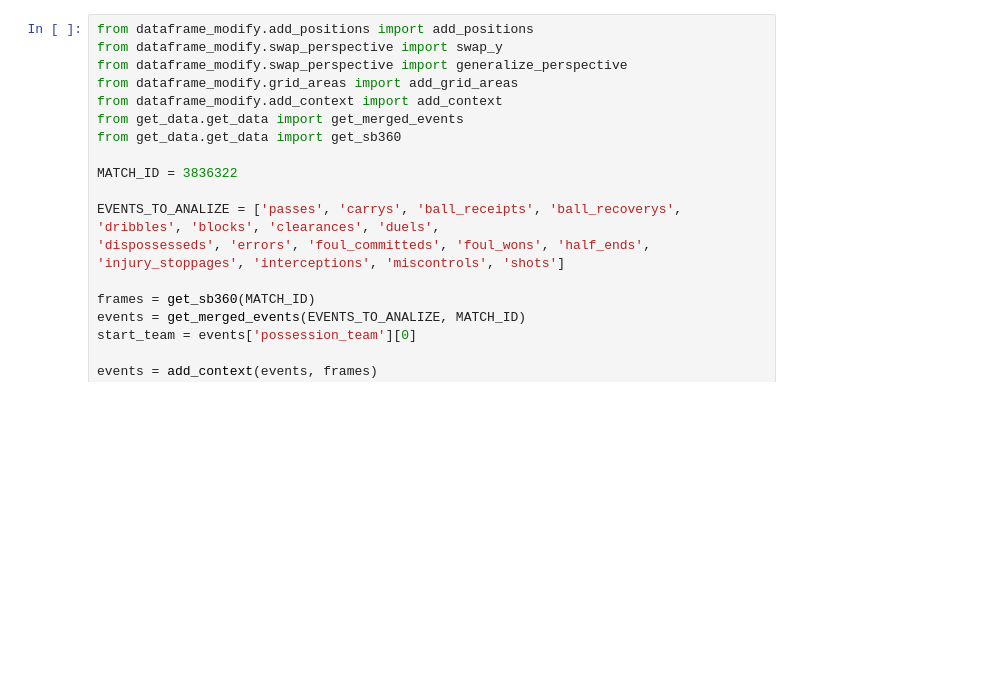
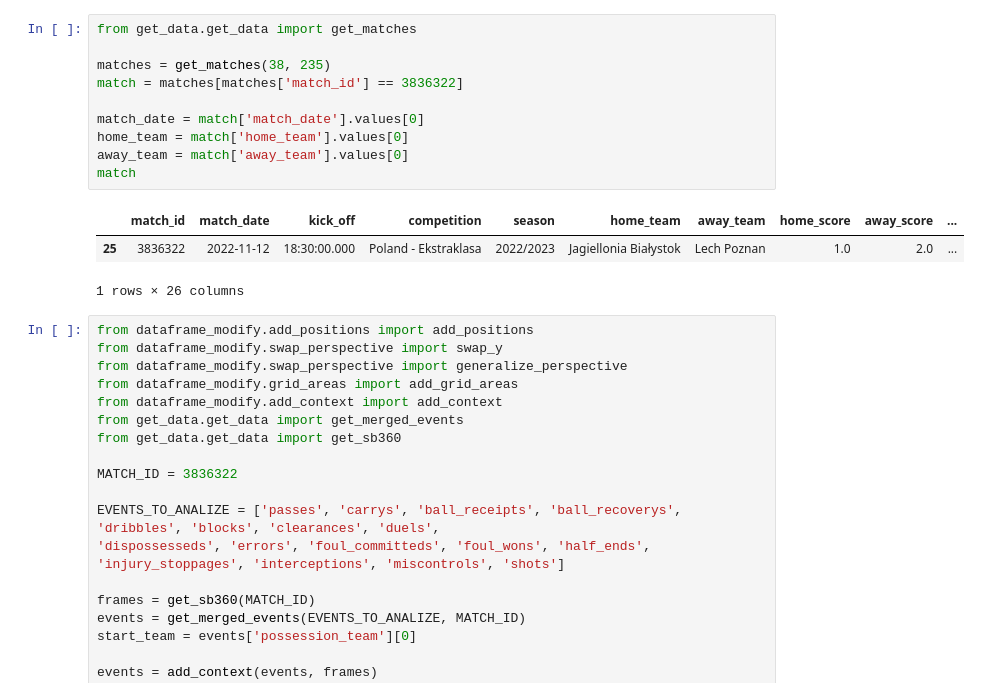
Before and after one commit to mattyl006/sport-data-science, a Jupyter notebook: find_fast_actions_lech-jagiellonia.ipynb, the cells around one changed output. Saved outputs shown, nothing was run; the diff lists cells and outputs as text; blank space fills up the shorter version.

```diff
--- a/find_fast_actions_lech-jagiellonia.ipynb
+++ b/find_fast_actions_lech-jagiellonia.ipynb
@@ -1,3 +1,17 @@
+# %%
+from get_data.get_data import get_matches
+
+matches = get_matches(38, 235)
+match = matches[matches['match_id'] == 3836322]
+
+match_date = match['match_date'].values[0]
+home_team = match['home_team'].values[0]
+away_team = match['away_team'].values[0]
+match
+# %% [output]
+|  | match_id | match_date | kick_off | competition | season | home_team | away_team | home_score | away_score | ... |
+| 25 | 3836322 | 2022-11-12 | 18:30:00.000 | Poland - Ekstraklasa | 2022/2023 | Jagiellonia Białystok | Lech Poznan | 1.0 | 2.0 | ... |
+1 rows × 26 columns
 # %%
 from dataframe_modify.add_positions import add_positions
 from dataframe_modify.swap_perspective import swap_y
```
Also changed, not shown: parts of 10 cells of this notebook, 3 other files.
